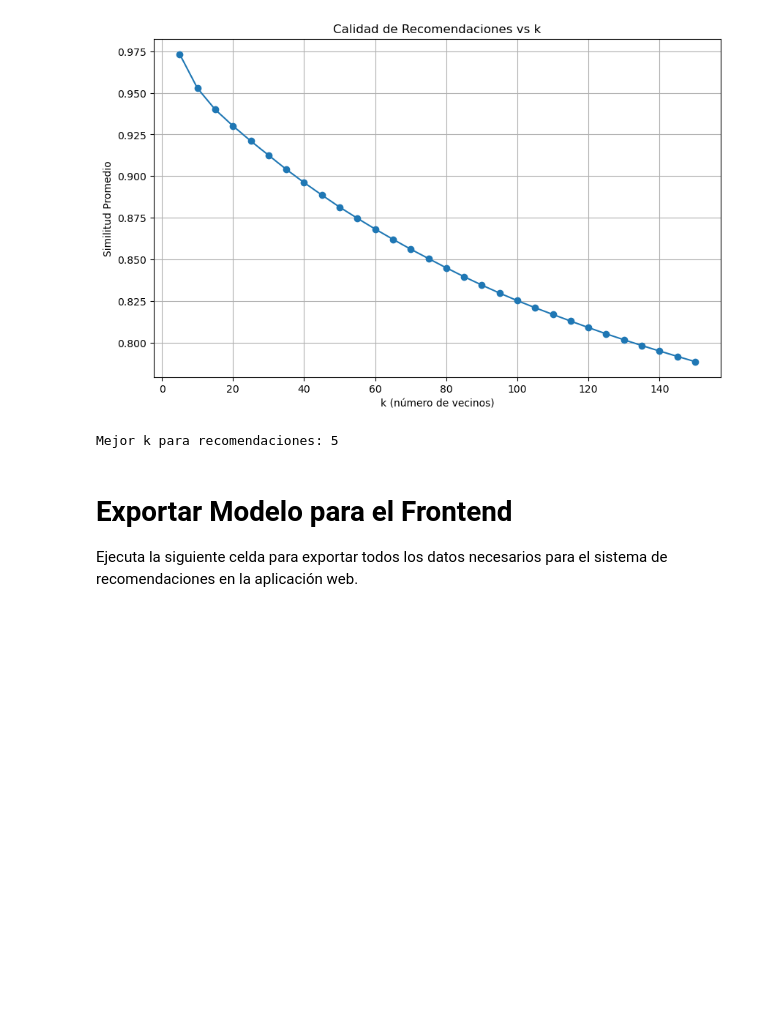
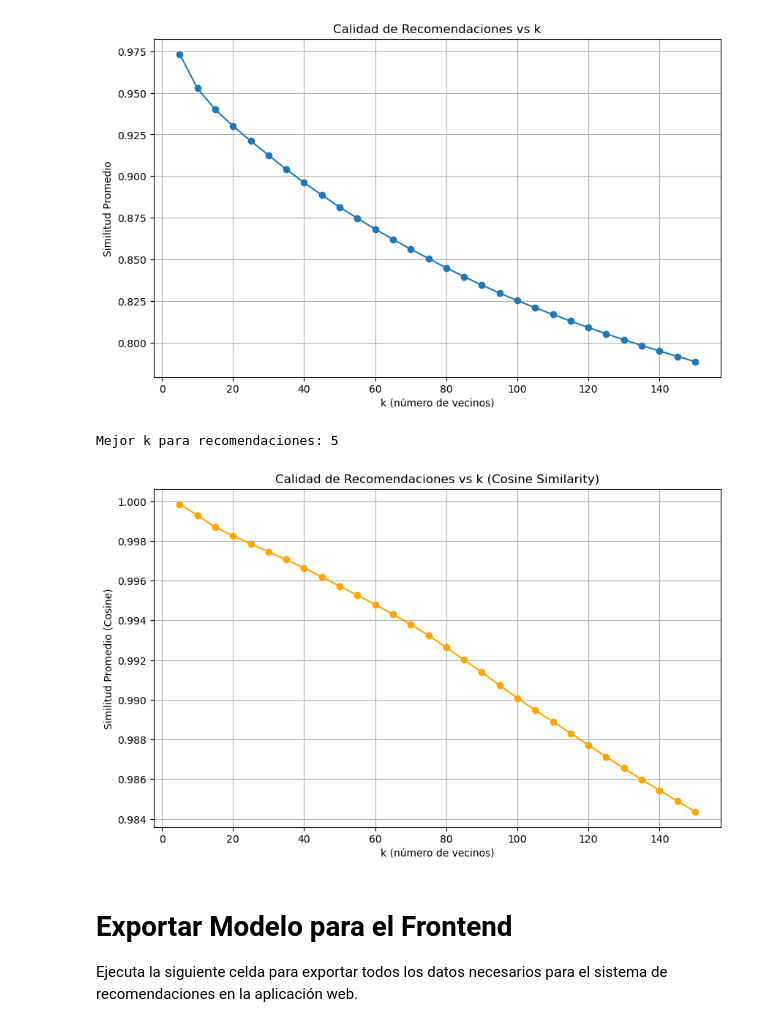
Before and after one commit to MetalMaxALIZ/Proyecto, a Jupyter notebook: notebooks_and_scripts/pruebas.ipynb, the cells around one changed output. Saved outputs shown, nothing was run; the diff lists cells and outputs as text; code cells hidden in the pictures; blank space fills up the shorter version.

```diff
--- a/notebooks_and_scripts/pruebas.ipynb
+++ b/notebooks_and_scripts/pruebas.ipynb
@@ -364,11 +364,9 @@ array([[ 9.87884837e+01, -8.68028857e-01, -8.35817289e-01, ...,
       shape=(61703, 21))
 # %%
 # Crear el modelo KNN
-# Probar con diferentes valores de k para encontrar el óptimo
-
 
 # Usar k=10 como valor inicial
-k_optimo = 15000
+k_optimo = 10
 knn_modelo = NearestNeighbors(n_neighbors=k_optimo, metric='euclidean')
 knn_modelo.fit(df_modelo_normalizado)
 
@@ -659,6 +519,33 @@ print(f"Mejor k para recomendaciones: {mejor_k}")
 # %% [output]
 [figure]
 Mejor k para recomendaciones: 5
+# %%
+# Usar cosine similarity para evaluar recomendaciones
+similitudes_promedio_cosine = []
+k_range = range(5, 151, 5)
+for k in k_range:
+    knn_temp = NearestNeighbors(n_neighbors=k, metric='euclidean')
+    knn_temp.fit(df_modelo_normalizado)
+
+    similitudes = []
+    for idx in indices_prueba:
+        distancias, indices_vecinos = knn_temp.kneighbors([df_modelo_normalizado[idx]])
+        vecinos = df_modelo_normalizado[indices_vecinos[0]]
+        # Calcular cosine similarity entre el juego y sus vecinos
+        cosine_sims = cosine_similarity([df_modelo_normalizado[idx]], vecinos)[0]
+        similitud_prom = cosine_sims.mean()
+        similitudes.append(similitud_prom)
+
+    similitudes_promedio_cosine.append(np.mean(similitudes))
+plt.figure(figsize=(10, 6))
+plt.plot(k_range, similitudes_promedio_cosine, marker='o', color='orange')
+plt.xlabel('k (número de vecinos)')
+plt.ylabel('Similitud Promedio (Cosine)')
+plt.title('Calidad de Recomendaciones vs k (Cosine Similarity)')
+plt.grid(True)
+plt.show()
+# %% [output]
+[figure, added]
 # %% [markdown]
 # Exportar Modelo para el Frontend
 
```
Also changed, not shown: parts of 3 cells of this notebook.
